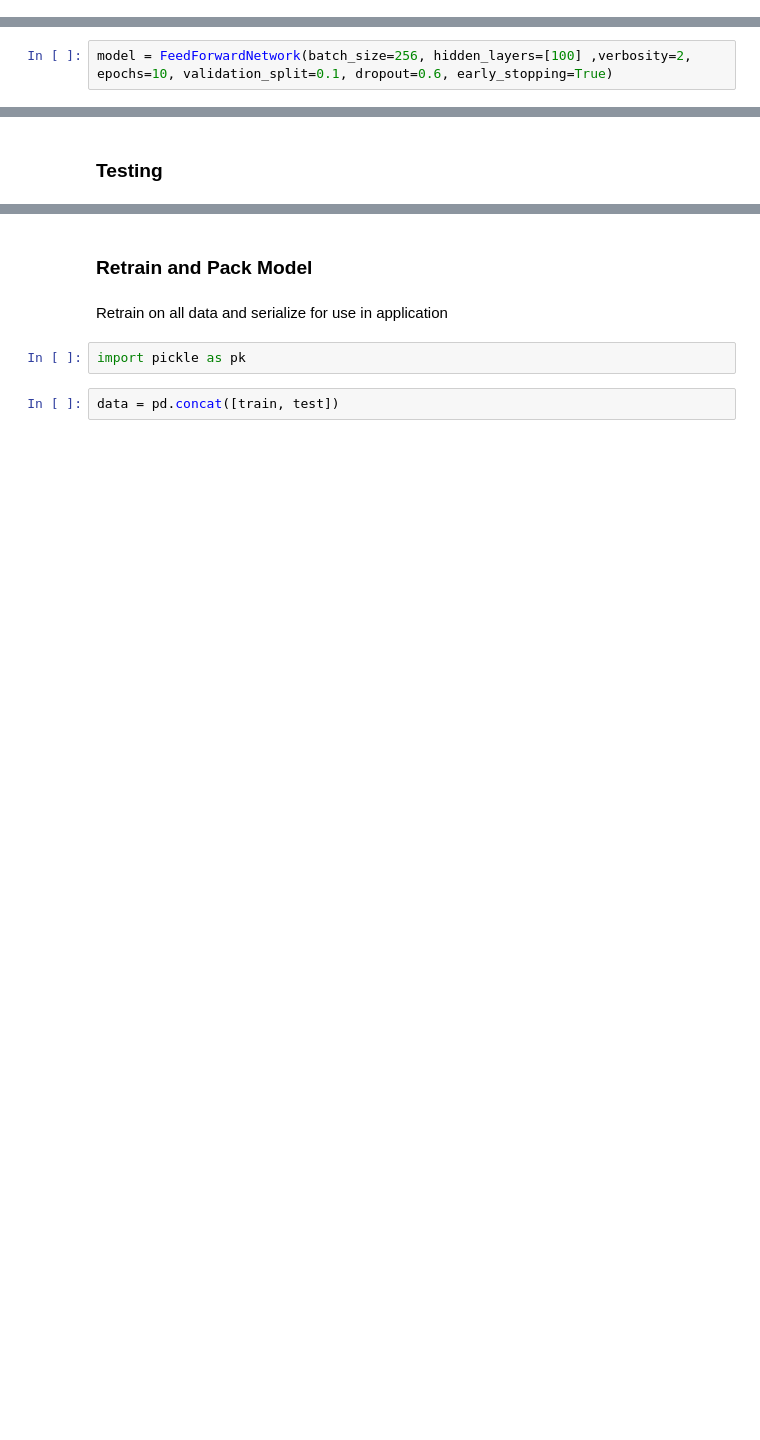
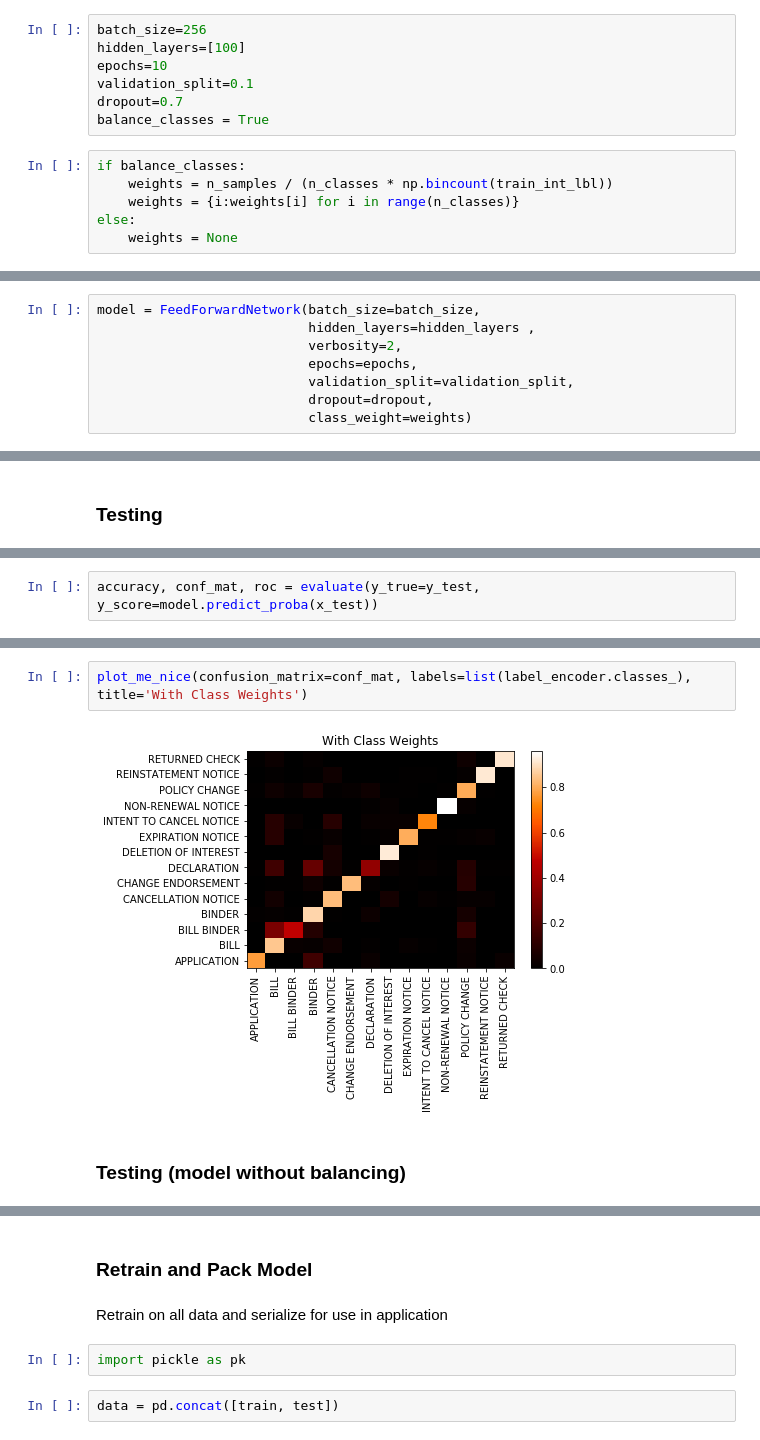
Before and after one commit to xitizzz/Document-Classification-Test, a Jupyter notebook: Feed Forward Network.ipynb, the cells around one changed output, grey strips where cells are left out. Saved outputs shown, nothing was run; the diff lists cells and outputs as text; blank space fills up the shorter version.

```diff
--- a/Feed Forward Network.ipynb
+++ b/Feed Forward Network.ipynb
@@ -23,5 +38,18 @@ y_test = pd.get_dummies(test.Lable).values
 ### Feed Forward Network
 # %% [markdown]
 I use sklearn style wrapper for feed forward neural network. This wrapper allows to modify hyper-parameters quickly. It uses keras + tensorflow
+# %%
+batch_size=256
+hidden_layers=[100]
+epochs=10
+validation_split=0.1
+dropout=0.7
+balance_classes = True
+# %%
+if balance_classes:
+    weights = n_samples / (n_classes * np.bincount(train_int_lbl))
+    weights = {i:weights[i] for i in range(n_classes)}
+else:
+    weights = None
 # %%
 from neural_network import FeedForwardNetwork
@@ -30,5 +56,11 @@ Using TensorFlow backend.
 # %%
-model = FeedForwardNetwork(batch_size=256, hidden_layers=[100] ,verbosity=2, epochs=10, validation_split=0.1, dropout=0.6, early_stopping=True)
+model = FeedForwardNetwork(batch_size=batch_size,
+                           hidden_layers=hidden_layers ,
+                           verbosity=2,
+                           epochs=epochs,
+                           validation_split=validation_split,
+                           dropout=dropout,
+                           class_weight=weights)
 # %%
 model.fit(X=x_train, y=y_train)
 # %% [output]
@@ -58,0 +95,2 @@ model.model.evaluate(x=x_test, y=y_test)
+# %%
+accuracy, conf_mat, roc = evaluate(y_true=y_test, y_score=model.predict_proba(x_test))
@@ -58,0 +122,6 @@ model.model.evaluate(x=x_test, y=y_test)
+# %%
+plot_me_nice(confusion_matrix=conf_mat, labels=list(label_encoder.classes_), title='With Class Weights')
+# %% [output]
+[figure, added]
+# %% [markdown]
+### Testing (model without balancing)
```
Also changed, not shown: parts of 39 cells of this notebook, 8 other files.
